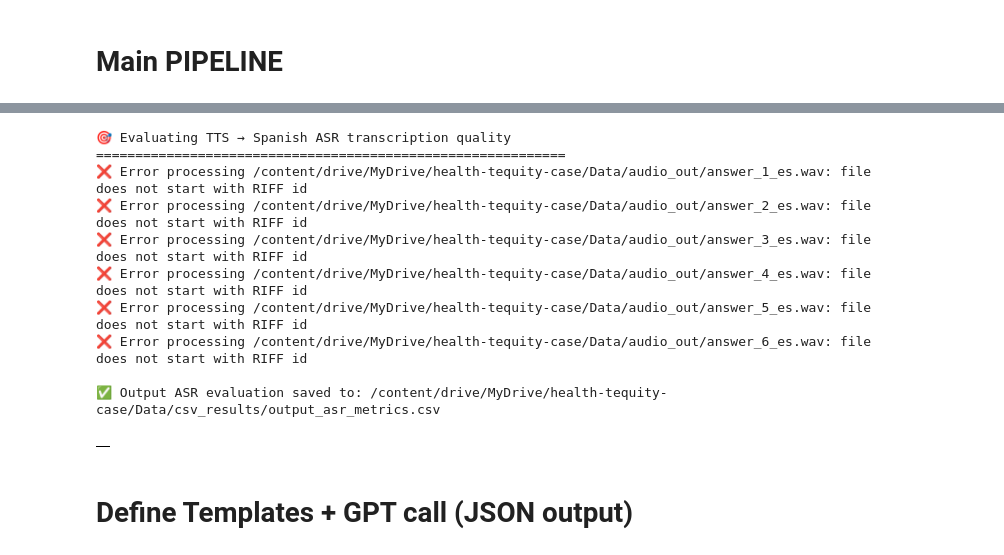
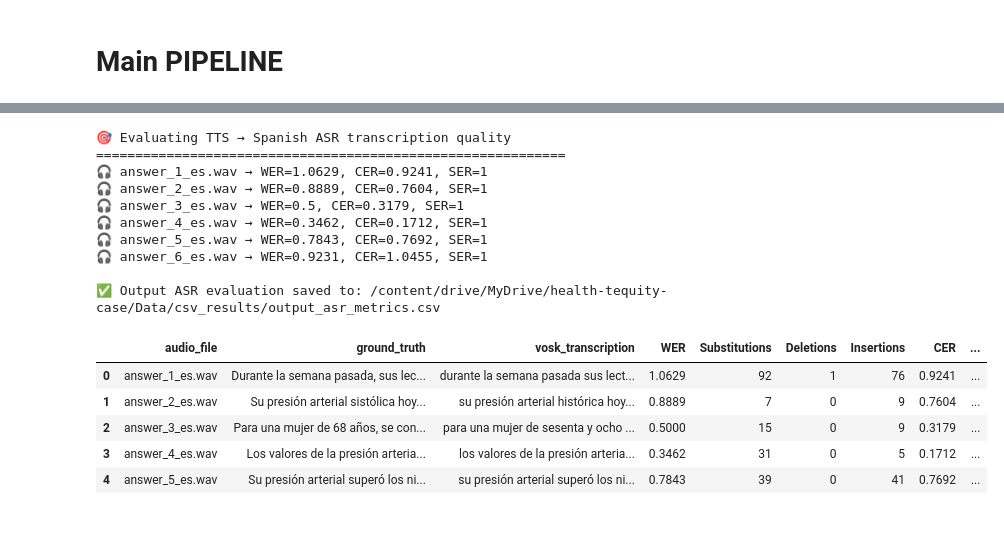
Before and after one commit to nattaran/health-tequity-case-nasrin, a Jupyter notebook: VoicePipeline.ipynb, the cells around one changed output, grey strips where cells are left out. Cells and saved outputs as stored; diff of their text form; code cells hidden in the pictures; blank space fills up the shorter version.

```diff
--- a/VoicePipeline.ipynb
+++ b/VoicePipeline.ipynb
@@ -491,23 +479,25 @@ def evaluate_output_asr(
     out_df.to_csv(output_csv, index=False)
     print(f"\n✅ Output ASR evaluation saved to: {output_csv}")
     return out_df
-# %%
-# Path to your final pipeline results CSV
-final_results_csv = os.path.join(CSV_OUTPUT_FOLDER, "final_pipeline_results.csv")
-
-# Run Vosk ASR evaluation on output TTS audios
-evaluate_output_asr(final_results_csv)
-# %% [output]
-🎯 Evaluating TTS → Spanish ASR transcription quality
-============================================================
-❌ Error processing /content/drive/MyDrive/health-tequity-case/Data/audio_out/answer_1_es.wav: file does not start with RIFF id
-❌ Error processing /content/drive/MyDrive/health-tequity-case/Data/audio_out/answer_2_es.wav: file does not start with RIFF id
-❌ Error processing /content/drive/MyDrive/health-tequity-case/Data/audio_out/answer_3_es.wav: file does not start with RIFF id
-❌ Error processing /content/drive/MyDrive/health-tequity-case/Data/audio_out/answer_4_es.wav: file does not start with RIFF id
-❌ Error processing /content/drive/MyDrive/health-tequity-case/Data/audio_out/answer_5_es.wav: file does not start with RIFF id
-❌ Error processing /content/drive/MyDrive/health-tequity-case/Data/audio_out/answer_6_es.wav: file does not start with RIFF id
-
-✅ Output ASR evaluation saved to: /content/drive/MyDrive/health-tequity-case/Data/csv_results/output_asr_metrics.csv
-|  |
-# %% [markdown]
-# **Define Templates + GPT call (JSON output)**
+# %%
+# Evaluate the Spanish TTS outputs using Vosk ASR
+final_results_csv = os.path.join(CSV_OUTPUT_FOLDER, "final_pipeline_results.csv")
+output_asr_metrics = evaluate_output_asr(final_results_csv)
+display(output_asr_metrics.head())
+# %% [output]
+🎯 Evaluating TTS → Spanish ASR transcription quality
+============================================================
+🎧 answer_1_es.wav → WER=1.0629, CER=0.9241, SER=1
+🎧 answer_2_es.wav → WER=0.8889, CER=0.7604, SER=1
+🎧 answer_3_es.wav → WER=0.5, CER=0.3179, SER=1
+🎧 answer_4_es.wav → WER=0.3462, CER=0.1712, SER=1
+🎧 answer_5_es.wav → WER=0.7843, CER=0.7692, SER=1
+🎧 answer_6_es.wav → WER=0.9231, CER=1.0455, SER=1
+
+✅ Output ASR evaluation saved to: /content/drive/MyDrive/health-tequity-case/Data/csv_results/output_asr_metrics.csv
+|  | audio_file | ground_truth | vosk_transcription | WER | Substitutions | Deletions | Insertions | CER | ... |
+| 0 | answer_1_es.wav | Durante la semana pasada, sus lec... | durante la semana pasada sus lect... | 1.0629 | 92 | 1 | 76 | 0.9241 | ... |
+| 1 | answer_2_es.wav | Su presión arterial sistólica hoy... | su presión arterial histórica hoy... | 0.8889 | 7 | 0 | 9 | 0.7604 | ... |
+| 2 | answer_3_es.wav | Para una mujer de 68 años, se con... | para una mujer de sesenta y ocho ... | 0.5000 | 15 | 0 | 9 | 0.3179 | ... |
+| 3 | answer_4_es.wav | Los valores de la presión arteria... | los valores de la presión arteria... | 0.3462 | 31 | 0 | 5 | 0.1712 | ... |
+| 4 | answer_5_es.wav | Su presión arterial superó los ni... | su presión arterial superó los ni... | 0.7843 | 39 | 0 | 41 | 0.7692 | ... |
```
Also changed, not shown: parts of 6 cells of this notebook.
